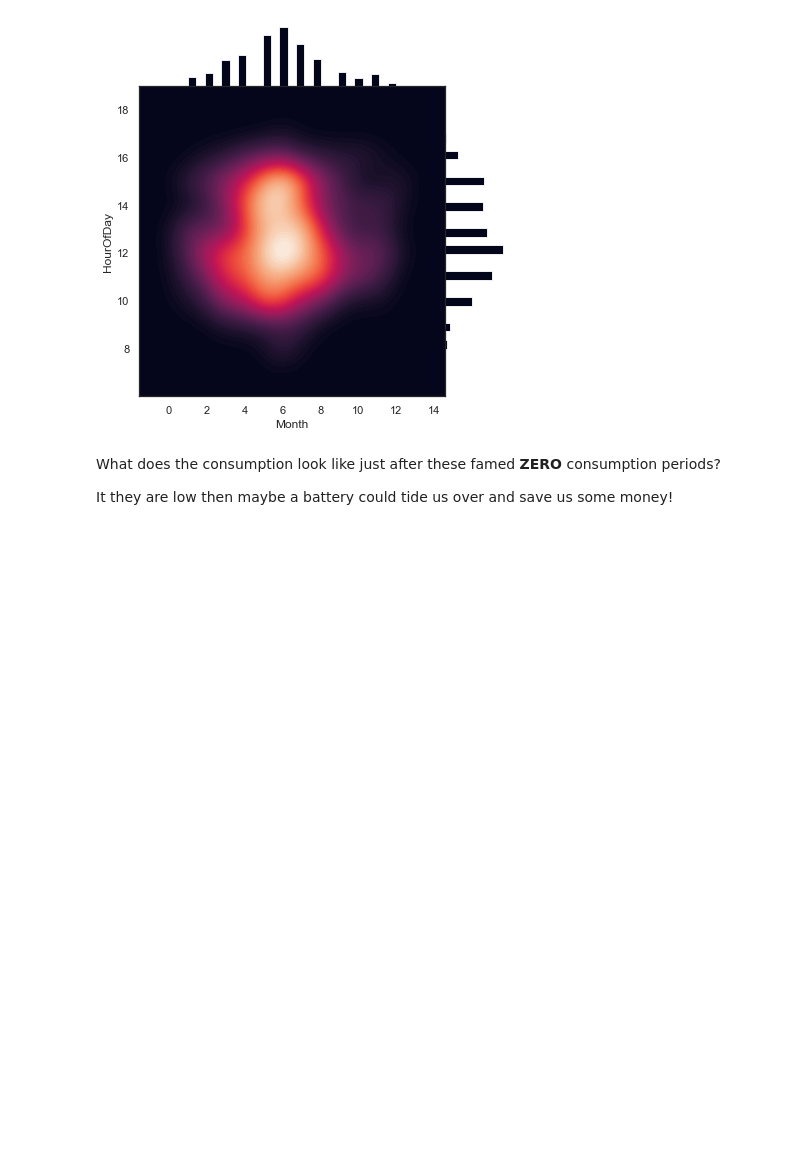
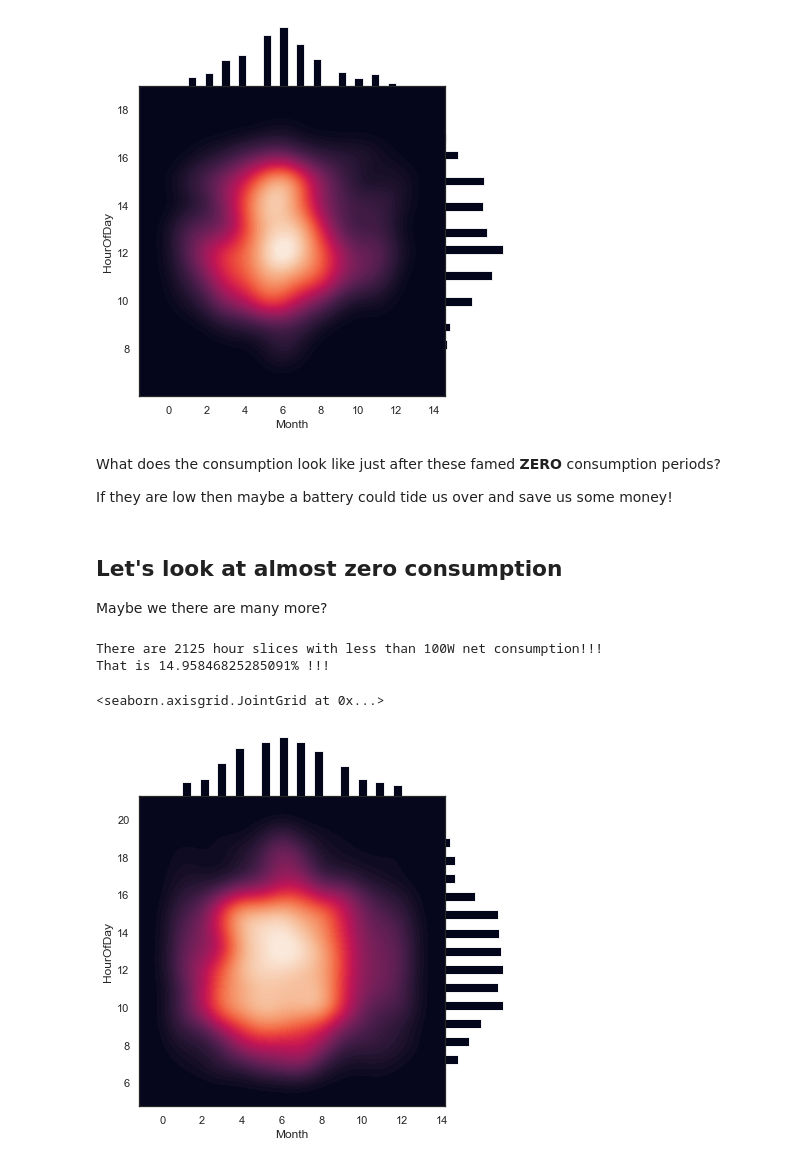
Before and after one commit to jriisj/UtilitiesConsumptionADE, a Jupyter notebook: src/index.ipynb, the cells around one changed output. Drawn from its saved outputs; the diff is of its cells as text; code cells hidden in the pictures; blank space fills up the shorter version.

Commit message:
added almost zero consumption data

```diff
--- a/src/index.ipynb
+++ b/src/index.ipynb
@@ -144,4 +144,22 @@ g.plot_marginals(sns.histplot, color="#03051A", alpha=1, bins=25)
 # %% [markdown]
 What does the consumption look like just after these famed **ZERO** consumption periods?
 
-It they are low then maybe a battery could tide us over and save us some money!
+If they are low then maybe a battery could tide us over and save us some money!
+# %% [markdown]
+## Let's look at almost zero consumption
+Maybe we there are many more?
+# %%
+almostzero = consumption[consumption['Forbrug'] < 0.1]
+print('There are ' + str(len(almostzero.index)) + ' hour slices with less than 100W net consumption!!!')
+print('That is ' + str(len(almostzero.index)/len(consumption.index)*100) + '% !!!')
+
+g = sns.JointGrid(data=almostzero, x='Month', y='HourOfDay', space=0)
+g.plot_joint(sns.kdeplot,
+             fill=True,
+             thresh=0, levels=100, cmap="rocket")
+g.plot_marginals(sns.histplot, color="#03051A", alpha=1, bins=25)
+# %% [output]
+There are 2125 hour slices with less than 100W net consumption!!!
+That is 14.95846825285091% !!!
+<seaborn.axisgrid.JointGrid at 0x...>
+[figure, added]
```
Also changed, not shown: parts of 1 cell of this notebook.
